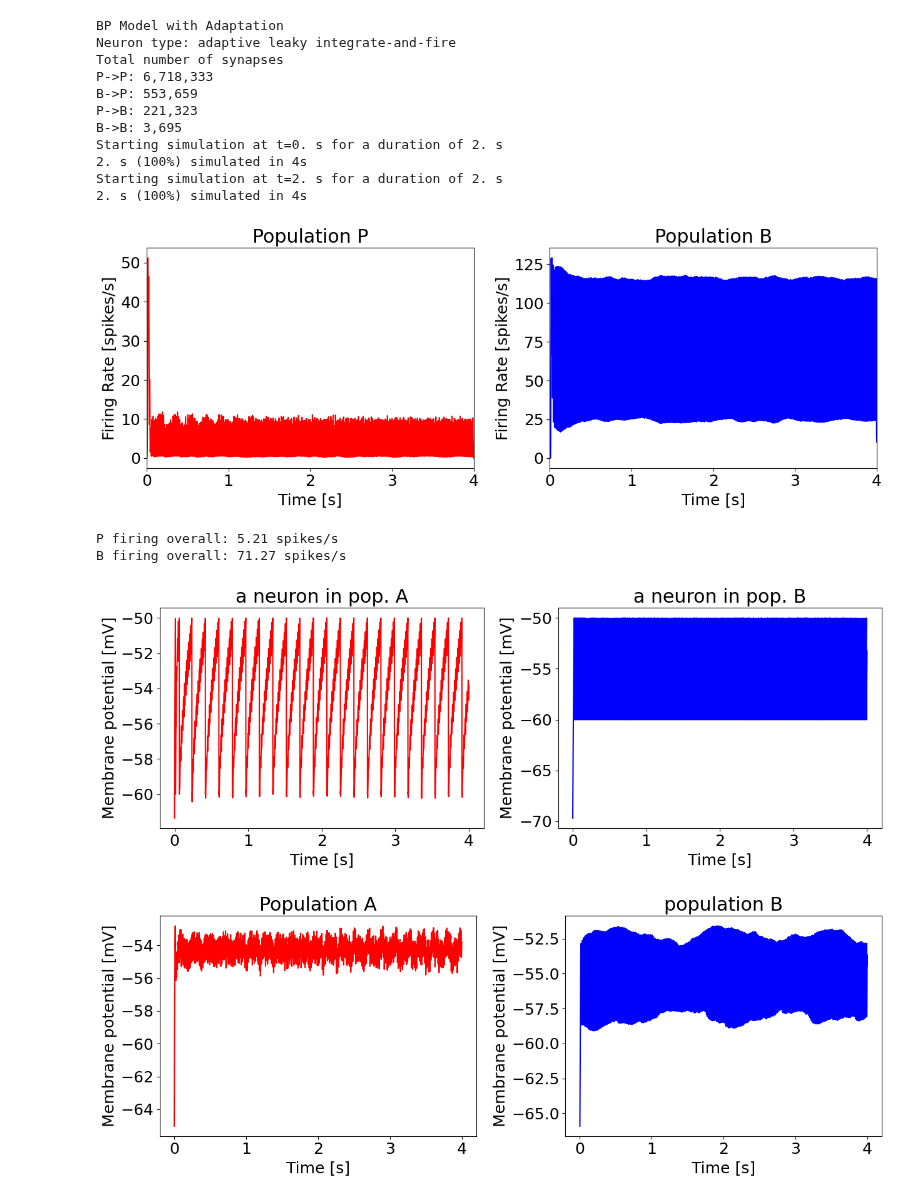
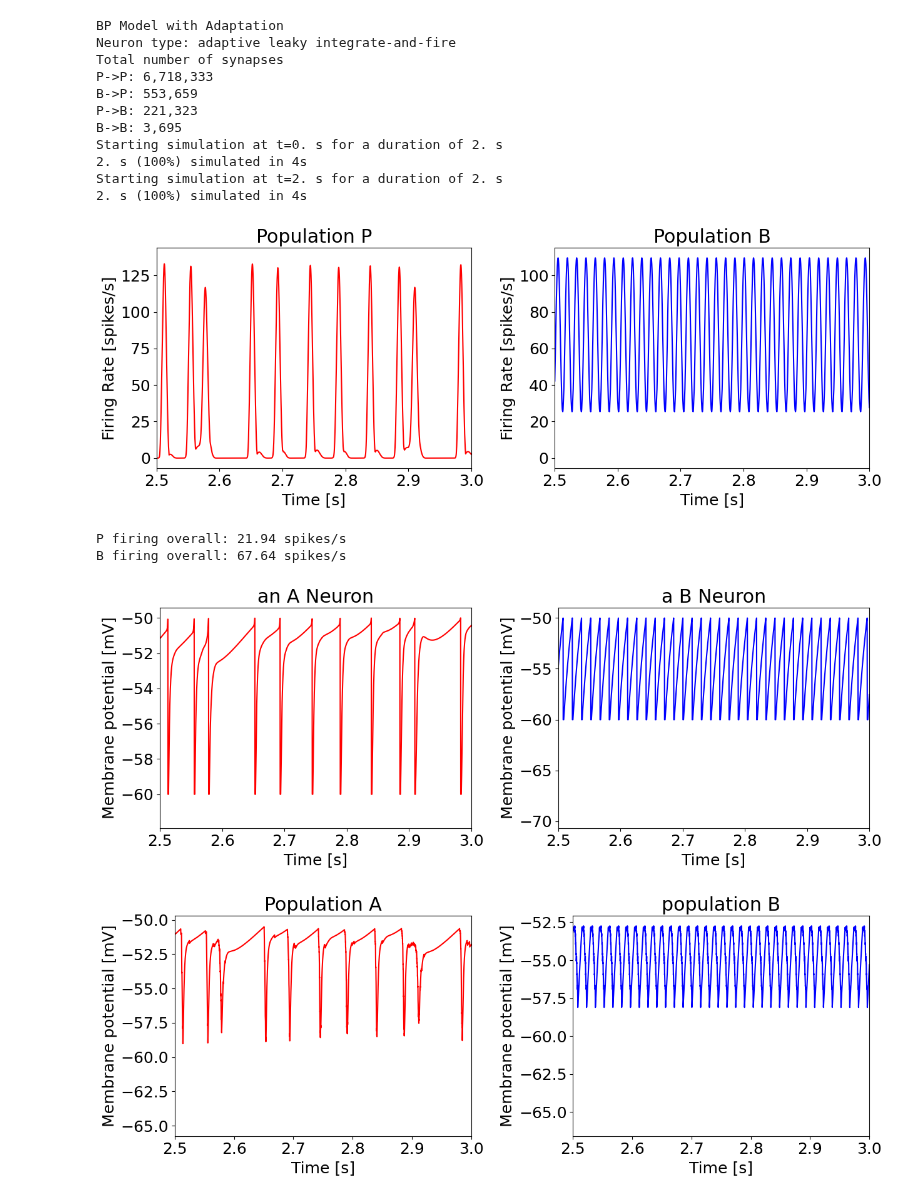
Before and after one commit to SahandSM/SWR, a Jupyter notebook: Main.ipynb, the cells around one changed output. Saved outputs shown, nothing was run; the diff lists cells and outputs as text; code cells hidden in the pictures.

Commit message:
defined x limits as a variable

```diff
--- a/Main.ipynb
+++ b/Main.ipynb
@@ -12,21 +12,22 @@ net_params = get_default_net_params()
 test_params = get_dft_test_params()
 
 net_params['g_leak_p'].set_param(10) # added here
+net_params['tau_l'].set_param(1) # added here
 
 net_params['prob_pp'].set_param(0.1)
 
-net_params['g_pp'].set_param(0.01)
-net_params['g_pb'].set_param(0.5)
-net_params['g_bp'].set_param(0.01)
+net_params['g_pp'].set_param(0.02)
+net_params['g_pb'].set_param(0)
+net_params['g_bp'].set_param(0.0)
 net_params['g_bb'].set_param(0)
 
 net_params['tau_d_b'].set_param(1.5)
 
-net_params['J_spi_p'].set_param(100)
+net_params['J_spi_p'].set_param(20)
 net_params['tau_adapt_p'].set_param(250) # added here
 
 
-net_params['curr_bg_p'].set_param(250)
+net_params['curr_bg_p'].set_param(200)
 net_params['curr_bg_b'].set_param(200)
 
 test_params['sim_time'].set_param(2)
@@ -50,35 +51,38 @@ Starting simulation at t=0. s for a duration of 2. s
 2. s (100%) simulated in 4s
 Starting simulation at t=2. s for a duration of 2. s
 2. s (100%) simulated in 4s
+# %%
+x_axis_limit = [2.5,3]
+# x_axis_limit = [start,end]
 # %%
 start = 0
 end = 4
 fig = figure(figsize=(13,5))
 plt.rcParams['font.size'] = '18'
 subplot(121)
 plt.plot(ready_monitors['rtm_p'][0],ready_monitors['rtm_p'][1],color='red')
 plt.xlabel('Time [s]')
 plt.ylabel('Firing Rate [spikes/s]')
 plt.title('Population P')
 plt.xlim([start,end])
-# plt.xlim([1.2,1.3])
+plt.xlim(x_axis_limit)
 subplot(122)
 plt.plot(ready_monitors['rtm_b'][0],ready_monitors['rtm_b'][1],color='blue')
 plt.xlabel('Time [s]')
 plt.ylabel('Firing Rate [spikes/s]')
 plt.title('Population B')
 plt.xlim([start,end])
-# plt.xlim([1.2,1.3])
+plt.xlim(x_axis_limit)
 fig.tight_layout()
 plt.show()
 # %% [output]
-[figure, old version]
+[figure, new version]
 # %%
 print('P firing overall:',"%.2f" % np.mean(test_data['mean_rate_p']),'spikes/s')
 print('B firing overall:',"%.2f" % np.mean(test_data['mean_rate_b']),'spikes/s')
 # %% [output]
-P firing overall: 5.21 spikes/s
-B firing overall: 71.27 spikes/s
+P firing overall: 21.94 spikes/s
+B firing overall: 67.64 spikes/s
 # %%
 start = 0
 end = 4
@@ -88,19 +92,21 @@ subplot(121)
 plt.plot(built_network['stm_p_mempo'].t,built_network['stm_p_mempo'].v[0]/mV,color='red')
 plt.xlabel('Time [s]')
 plt.ylabel('Membrane potential [mV]')
-plt.title('a neuron in pop. A')
-# plt.xlim([0,0.2])
+plt.title('an A Neuron')
+plt.xlim([start,end])
+plt.xlim(x_axis_limit)
 subplot(122)
 plt.plot(built_network['stm_b_mempo'].t,built_network['stm_b_mempo'].v[0]/mV,color='blue')
 plt.rcParams['font.size'] = '18'
 plt.xlabel('Time [s]')
 plt.ylabel('Membrane potential [mV]')
-plt.title('a neuron in pop. B')
-# plt.xlim(0,.2)
+plt.title('a B Neuron')
+plt.xlim([start,end])
+plt.xlim(x_axis_limit)
 fig.tight_layout()
 plt.show()
 # %% [output]
-[figure, old version]
+[figure, new version]
 # %%
 fig = figure(figsize=(13,5))
 subplot(121)
@@ -110,16 +116,20 @@ plt.rcParams['font.size'] = '18'
 plt.xlabel('Time [s]')
 plt.ylabel('Membrane potential [mV]')
 plt.title('Population A')
+plt.xlim([start,end])
+plt.xlim(x_axis_limit)
 subplot(122)
 plt.plot(ready_monitors['stm_b_mempo'][0],ready_monitors['stm_b_mempo'][1],color='blue')
 plt.rcParams['font.size'] = '18'
 plt.xlabel('Time [s]')
 plt.ylabel('Membrane potential [mV]')
 plt.title('population B')
+plt.xlim([start,end])
+plt.xlim(x_axis_limit)
 fig.tight_layout()
 plt.show()
 # %% [output]
-[figure, old version]
+[figure, new version]
 # %%
 fig = figure(figsize=(6,5))
 plt.plot(ready_monitors['stm_p_adp'][0],ready_monitors['stm_p_adp'][1],color='red')
```
Also changed, not shown: parts of 4 cells of this notebook.
